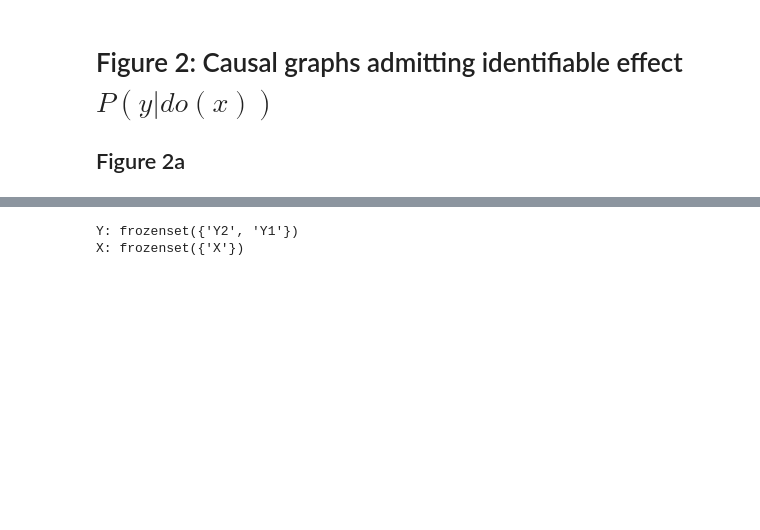
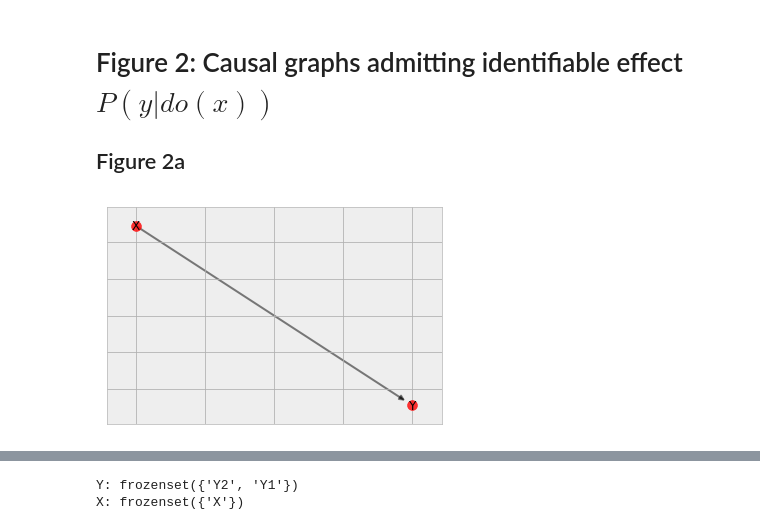
Before and after one commit to COVID-19-Causal-Reasoning/Y0, a Jupyter notebook: ID.ipynb, the cells around one changed output, grey strips where cells are left out. Saved outputs shown, nothing was run; the diff lists cells and outputs as text; code cells hidden in the pictures; blank space fills up the shorter version.

```diff
--- a/ID.ipynb
+++ b/ID.ipynb
@@ -470,0 +557,7 @@ figure_2a =
+# %%
+figure_2a = dict(G=DAG([('X','Y')]),
+                 U=DAG([]))
+
+draw_graph(**figure_2a)
+# %% [output]
+[figure, added]
```
Also changed, not shown: parts of 10 cells of this notebook, 2 other files.
